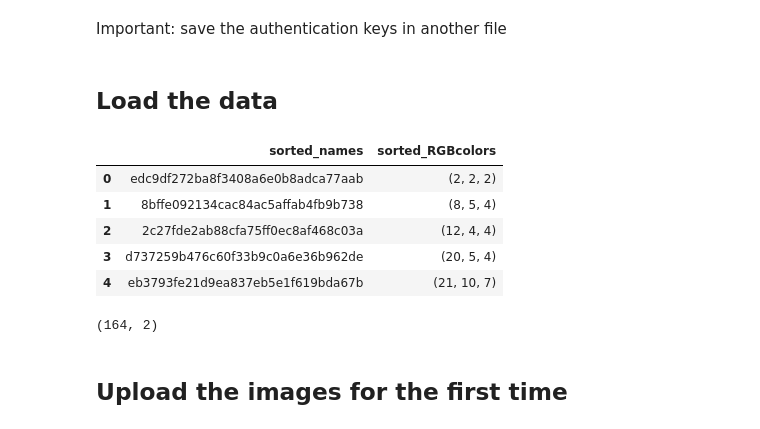
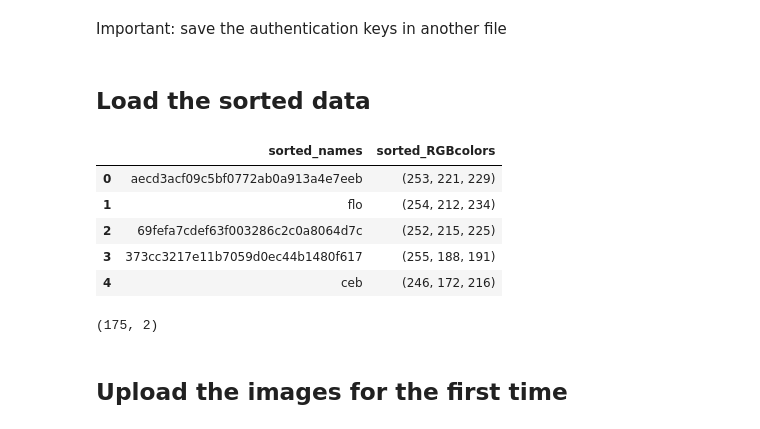
Before and after one commit to mercedesabril/Colour-Clustering, a Jupyter notebook: upload_to_tumblr.ipynb, the cells around one changed output. Drawn from its saved outputs; the diff is of its cells as text; code cells hidden in the pictures.

```diff
--- a/upload_to_tumblr.ipynb
+++ b/upload_to_tumblr.ipynb
@@ -22,5 +22,5 @@ client = pytumblr.TumblrRestClient(
 
 #client.info()
 # %% [markdown]
-## Load the data
+## Load the sorted data
 # %%
@@ -28,17 +28,17 @@ client = pytumblr.TumblrRestClient(
 #from PIL import Image
 # %%
-df = pd.read_csv("collage/WithKnee.csv")
+df = pd.read_csv("collage/resized10p_enhanced_9steps_lumfix.csv")
 df.head()
 # %% [output]
 |  | sorted_names | sorted_RGBcolors |
-| 0 | edc9df272ba8f3408a6e0b8adca77aab | (2, 2, 2) |
-| 1 | 8bffe092134cac84ac5affab4fb9b738 | (8, 5, 4) |
-| 2 | 2c27fde2ab88cfa75ff0ec8af468c03a | (12, 4, 4) |
-| 3 | d737259b476c60f33b9c0a6e36b962de | (20, 5, 4) |
-| 4 | eb3793fe21d9ea837eb5e1f619bda67b | (21, 10, 7) |
+| 0 | aecd3acf09c5bf0772ab0a913a4e7eeb | (253, 221, 229) |
+| 1 | flo | (254, 212, 234) |
+| 2 | 69fefa7cdef63f003286c2c0a8064d7c | (252, 215, 225) |
+| 3 | 373cc3217e11b7059d0ec44b1480f617 | (255, 188, 191) |
+| 4 | ceb | (246, 172, 216) |
 # %%
 df.shape
 # %% [output]
-(164, 2)
+(175, 2)
 # %% [markdown]
 ## Upload the images for the first time
```
Also changed, not shown: parts of 5 cells of this notebook, 2 other files.
